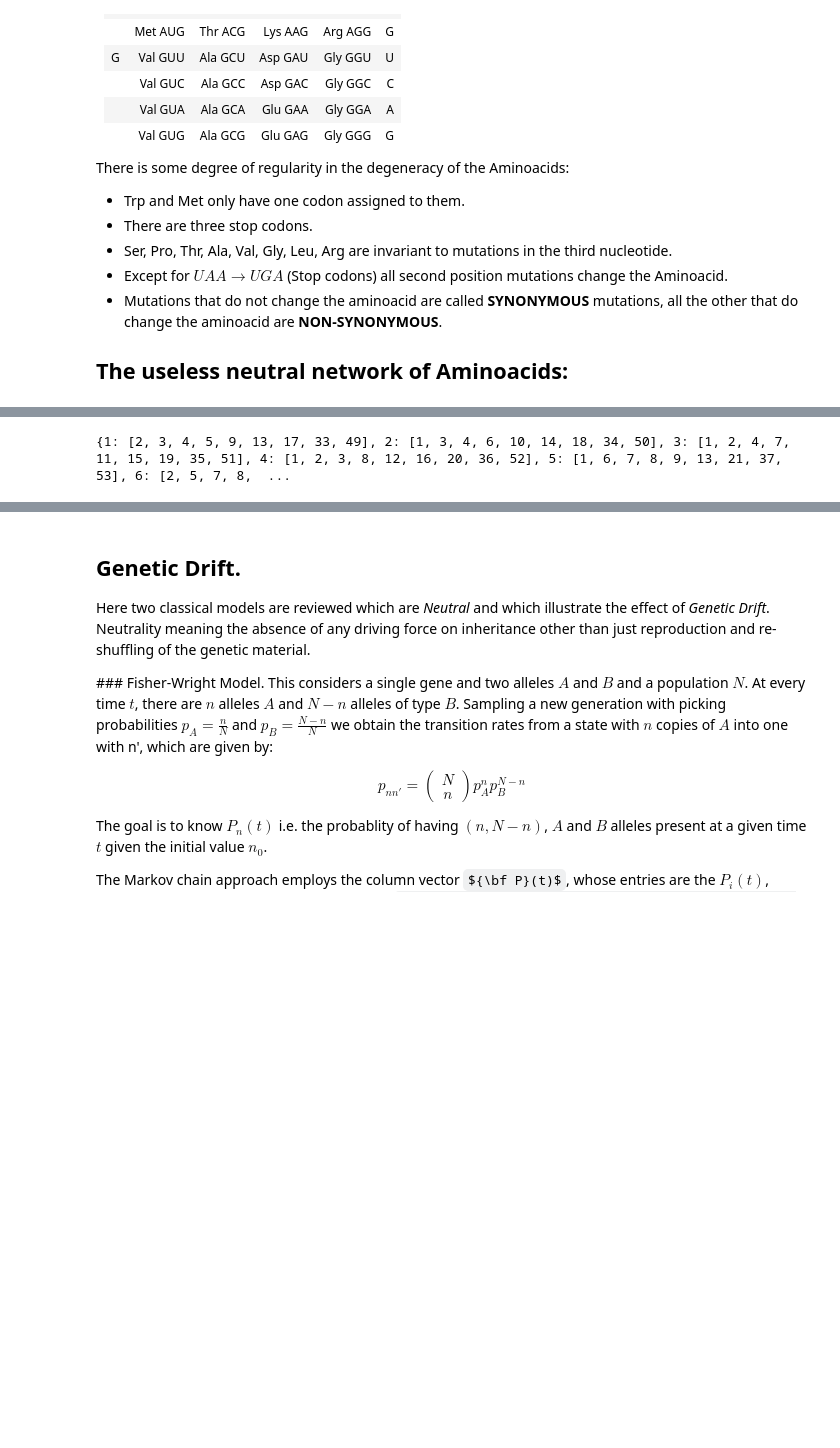
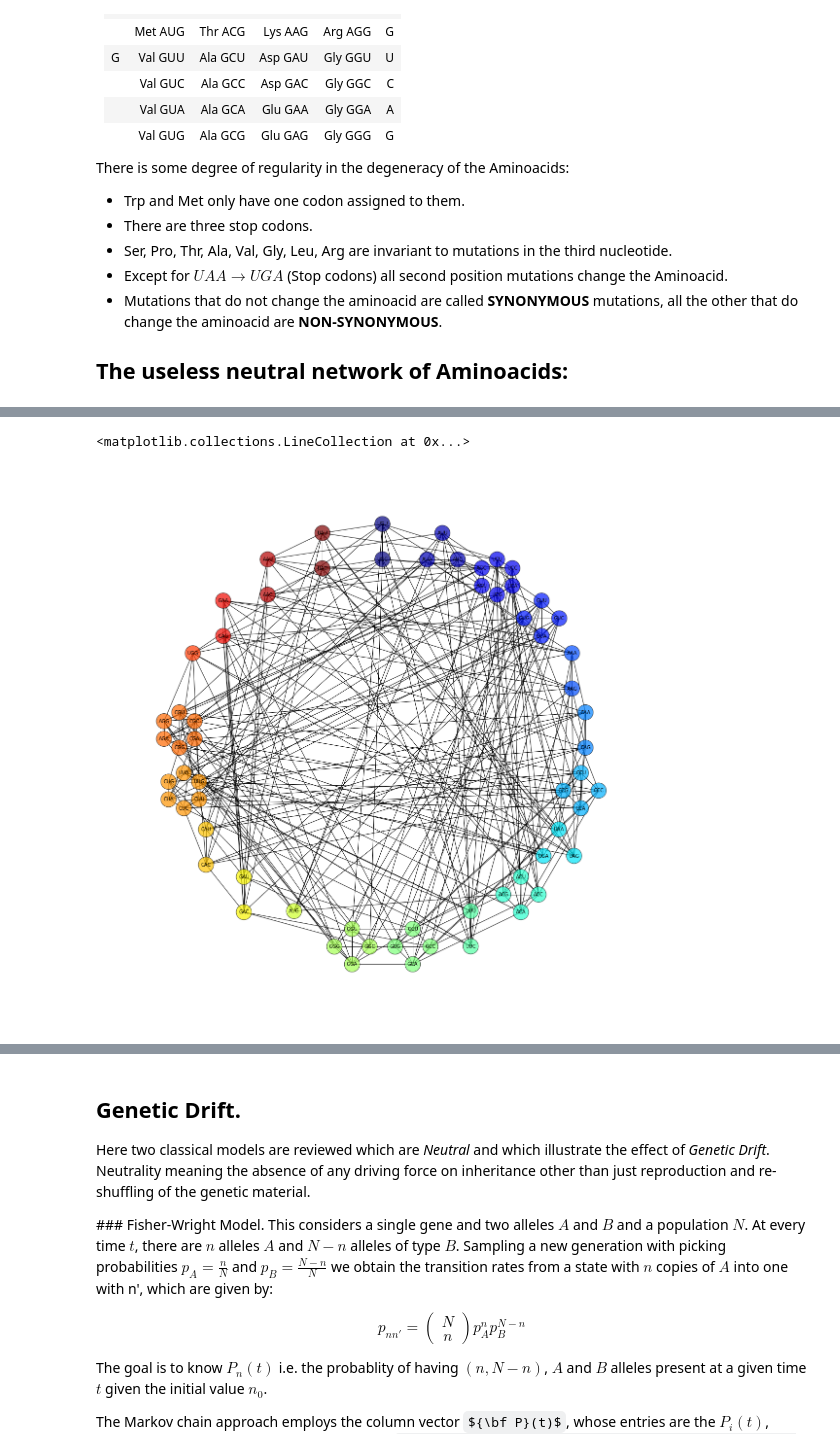
Before and after one commit to Host-pathogen-evol/Genome-Size-Evolution-Project, a Jupyter notebook: Host-Pathogen.ipynb, the cells around one changed output, grey strips where cells are left out. Drawn from its saved outputs; the diff is of its cells as text; code cells hidden in the pictures; some formulas as TeX source; blank space fills up the shorter version.

```diff
--- a/Host-Pathogen.ipynb
+++ b/Host-Pathogen.ipynb
@@ -171,10 +176,9 @@ There is some degree of regularity in the degeneracy of the Aminoacids:
 
 ## The useless neutral network of Aminoacids:
 # %%
-import networkx as nx
 mu=1
 aminodes={}
-abc={1: 'A', 2: 'G', 3: 'T', 4:'C'}
+abc={1: 'A', 2: 'G', 3: 'U', 4:'C'}
 mu=pow(4,3)
 cnt=1
 for i in range (1,5):
@@ -230,10 +264,67 @@ for i in aminodes.keys():
             ik.append(j)
         #raw_input()
     AMADJ[i]=ik
-
-print AMADJ
+#print AMADJ
-# %% [output]
-{1: [2, 3, 4, 5, 9, 13, 17, 33, 49], 2: [1, 3, 4, 6, 10, 14, 18, 34, 50], 3: [1, 2, 4, 7, 11, 15, 19, 35, 51], 4: [1, 2, 3, 8, 12, 16, 20, 36, 52], 5: [1, 6, 7, 8, 9, 13, 21, 37, 53], 6: [2, 5, 7, 8,  ...
+# %%
+import networkx as nx
+import matplotlib.pyplot as plt
+import math as mth
+#print nx.__version__
+G=nx.Graph()
+
+for i in AMADJ.keys():
+    ni=i
+    mu=AMADJ[i]
+    #print("Values: ")
+    for j in mu:
+        G.add_edge(ni,j)
+#pos=nx.spring_layout(G, scale=1, iterations=100)
+# %%
+import numpy as np
+#pos=nx.spring_layout(G, scale=1, iterations=100)
+pos={}
+Pi=mth.pi
+N=0
+for i in ACC.keys():
+    xo=15*mth.sin(N*(2*Pi/21))
+    yo=15*mth.cos(N*(2*Pi/21))
+    #print i
+    #print ACC[i]
+    zx=ACC[i]
+    LK=len(zx)
+    px=[]
+    #print len(zx)
+    for j in zx:
+        for k in SUMMARY.keys():
+            vx=SUMMARY[k][0]
+            #print vx
+            if vx==j:
+                #print vx
+                px.append(k)
+    #print px
+    jn=0
+
+    for kx in px:
+        x=1.3*mth.sin(jn*(2*Pi)/LK)
+        y=1.3*mth.cos(jn*(2*Pi)/LK)
+        #mu=np.array((x+xo),(y+yo))
+        pos[kx]=[x+xo,y+yo]
+        #array()
+        jn=jn+1
+    #raw_input()
+    N=N+1
+
+#print pos
+plt.figure(figsize(20,20))
+plt.axis('off')
+plt.axis('equal')
+nx.draw_networkx_nodes(G,pos,node_size=1000, label='F',alpha=0.7,node_color=ACOL.values())
+nx.draw_networkx_labels(G,pos,labels=aminodes,font_size=10)
+nx.draw_networkx_edges(G,pos)
+#nx.draw_networkx(G,pos)
+# %% [output]
+<matplotlib.collections.LineCollection at 0x...>
+[figure, added]
 # %% [markdown]
 # Genes and Genomes (Maynard-Smith Evolutionary Genetics)
 
```
Also changed, not shown: parts of 4 cells of this notebook.
